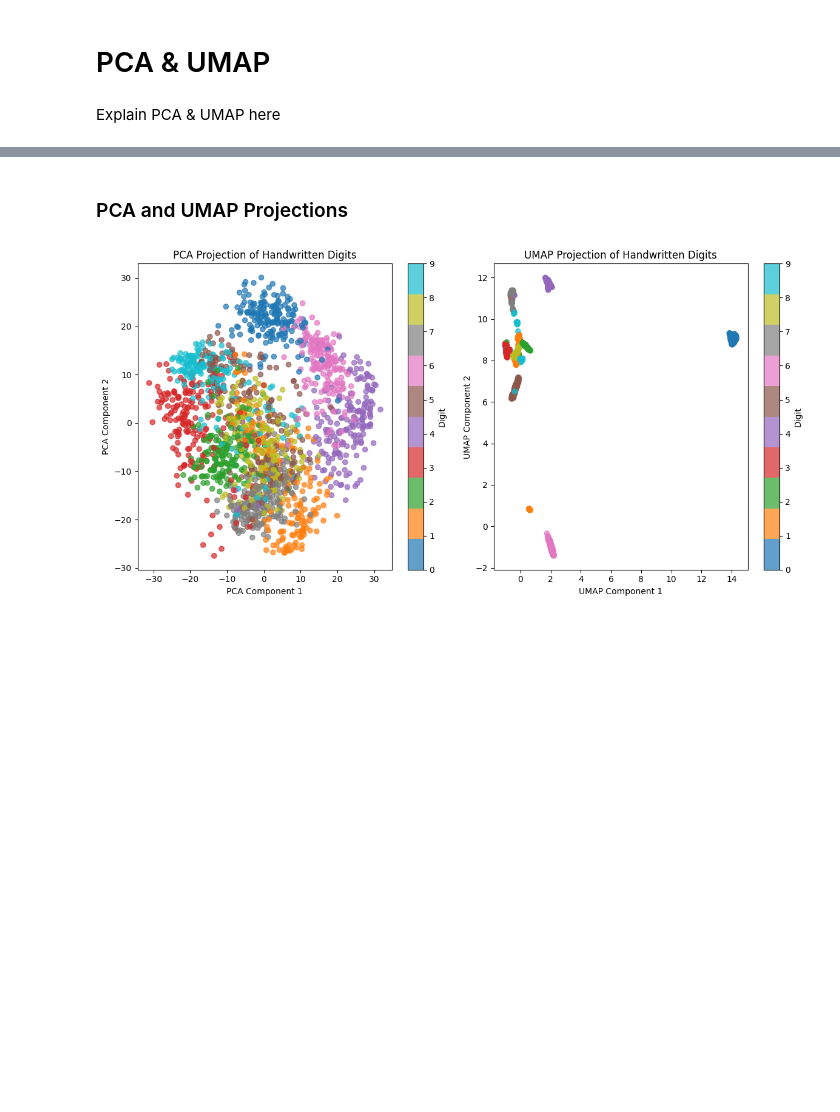
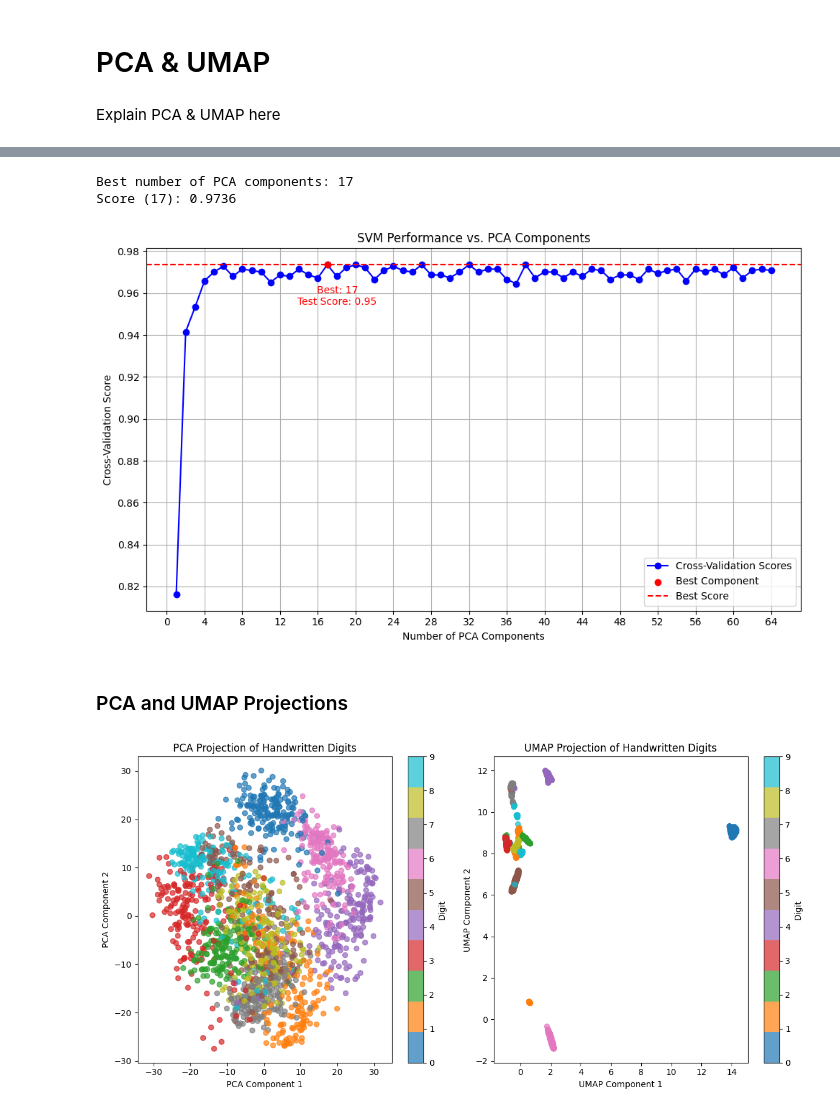
Before and after one commit to okquentin/ECCS_3401, a Jupyter notebook: hw/final_project.ipynb, the cells around one changed output, grey strips where cells are left out. Drawn from its saved outputs; the diff is of its cells as text; code cells hidden in the pictures; blank space fills up the shorter version.

```diff
--- a/hw/final_project.ipynb
+++ b/hw/final_project.ipynb
@@ -45,3 +221,39 @@ X_umap = umap_model.fit_transform(X)
+# %%
+# Print the best number of components and the scores
+print(f"Best number of PCA components: {best_n_components}")
+print(f"Score ({best_n_components}): {max(scores):.4f}")
+
+# Plot the scores for each number of PCA components
+plt.figure(figsize=(10, 6))
+plt.plot(range(1, len(scores) + 1), scores, marker='o', linestyle='-', color='b', label='Cross-Validation Scores')
+
+# Highlight the best component number
+plt.scatter(best_n_components, max(scores), color='red', label='Best Component', zorder=5)
+plt.annotate(f'Best: {best_n_components}\nTest Score: 0.95',
+             (best_n_components, max(scores)),
+             textcoords="offset points",
+             xytext=(10, -40),
+             ha='center', color='red')
+
+# Add a horizontal line at the best score
+plt.axhline(y=max(scores), color='red', linestyle='--', label='Best Score')
+
+# Set x-axis ticks to increment by 4 (or 1 if fewer than 16 dimensions)
+tick_step = 4 if len(scores) > 16 else 1
+plt.xticks(range(0, len(scores) + 1, tick_step))
+
+# Add labels and grid
+plt.title('SVM Performance vs. PCA Components')
+plt.xlabel('Number of PCA Components')
+plt.ylabel('Cross-Validation Score')
+plt.grid(True)
+plt.legend()
+plt.tight_layout()
+plt.show()
+# %% [output]
+Best number of PCA components: 17
+Score (17): 0.9736
+[figure, added]
 # %% [markdown]
 ### PCA and UMAP Projections
 # %%
```
Also changed, not shown: parts of 12 cells of this notebook.
